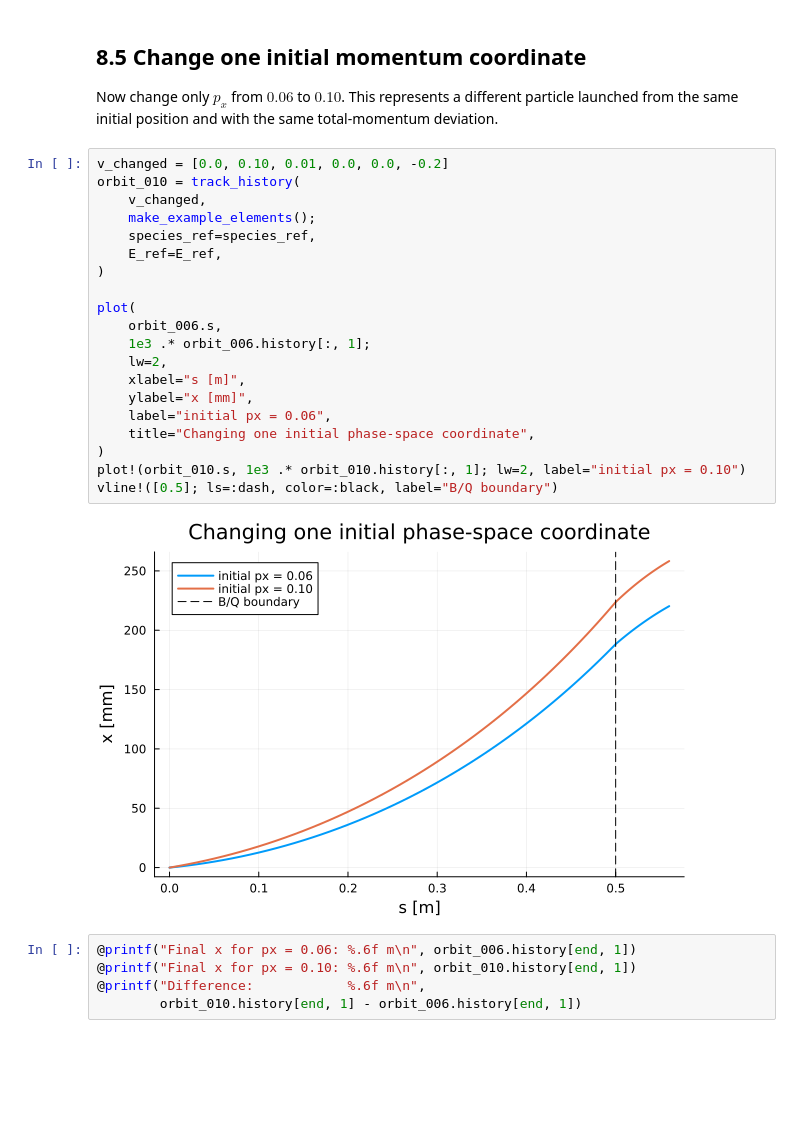
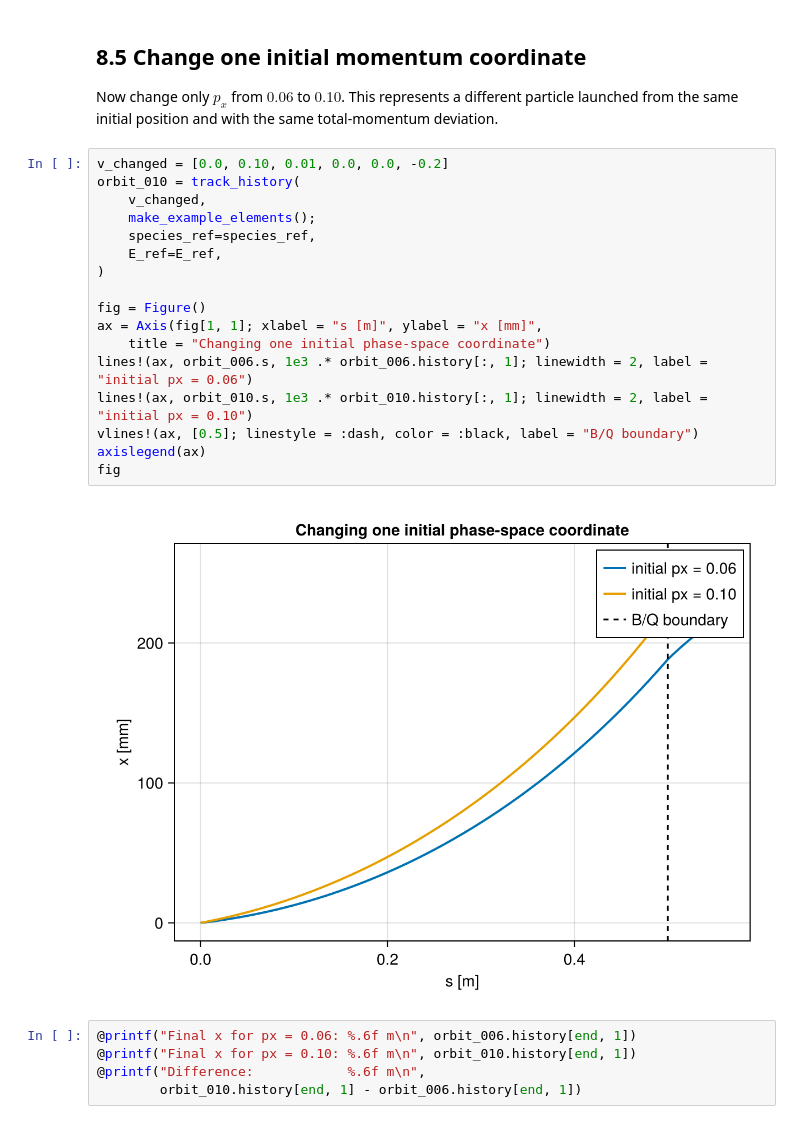
Before and after one commit to 6teamFurina/Ring_Design_Tutorial_SciBmad, a Jupyter notebook: chapter08_phase_space_scibmad.ipynb, the cells around one changed output. Drawn from its saved outputs; the diff is of its cells as text; blank space fills up the shorter version.

```diff
--- a/chapter08_phase_space_scibmad.ipynb
+++ b/chapter08_phase_space_scibmad.ipynb
@@ -203,25 +195,22 @@ from the same initial position and with the same total-momentum deviation.
 # %%
 v_changed = [0.0, 0.10, 0.01, 0.0, 0.0, -0.2]
 orbit_010 = track_history(
     v_changed,
     make_example_elements();
     species_ref=species_ref,
     E_ref=E_ref,
 )
 
-plot(
-    orbit_006.s,
-    1e3 .* orbit_006.history[:, 1];
-    lw=2,
-    xlabel="s [m]",
-    ylabel="x [mm]",
-    label="initial px = 0.06",
-    title="Changing one initial phase-space coordinate",
-)
-plot!(orbit_010.s, 1e3 .* orbit_010.history[:, 1]; lw=2, label="initial px = 0.10")
-vline!([0.5]; ls=:dash, color=:black, label="B/Q boundary")
+fig = Figure()
+ax = Axis(fig[1, 1]; xlabel = "s [m]", ylabel = "x [mm]",
+    title = "Changing one initial phase-space coordinate")
+lines!(ax, orbit_006.s, 1e3 .* orbit_006.history[:, 1]; linewidth = 2, label = "initial px = 0.06")
+lines!(ax, orbit_010.s, 1e3 .* orbit_010.history[:, 1]; linewidth = 2, label = "initial px = 0.10")
+vlines!(ax, [0.5]; linestyle = :dash, color = :black, label = "B/Q boundary")
+axislegend(ax)
+fig
 # %% [output]
-[figure, old version]
+[figure, new version]
 # %%
 @printf("Final x for px = 0.06: %.6f m\n", orbit_006.history[end, 1])
 @printf("Final x for px = 0.10: %.6f m\n", orbit_010.history[end, 1])
```
Also changed, not shown: parts of 2 cells of this notebook, 7 other files.
